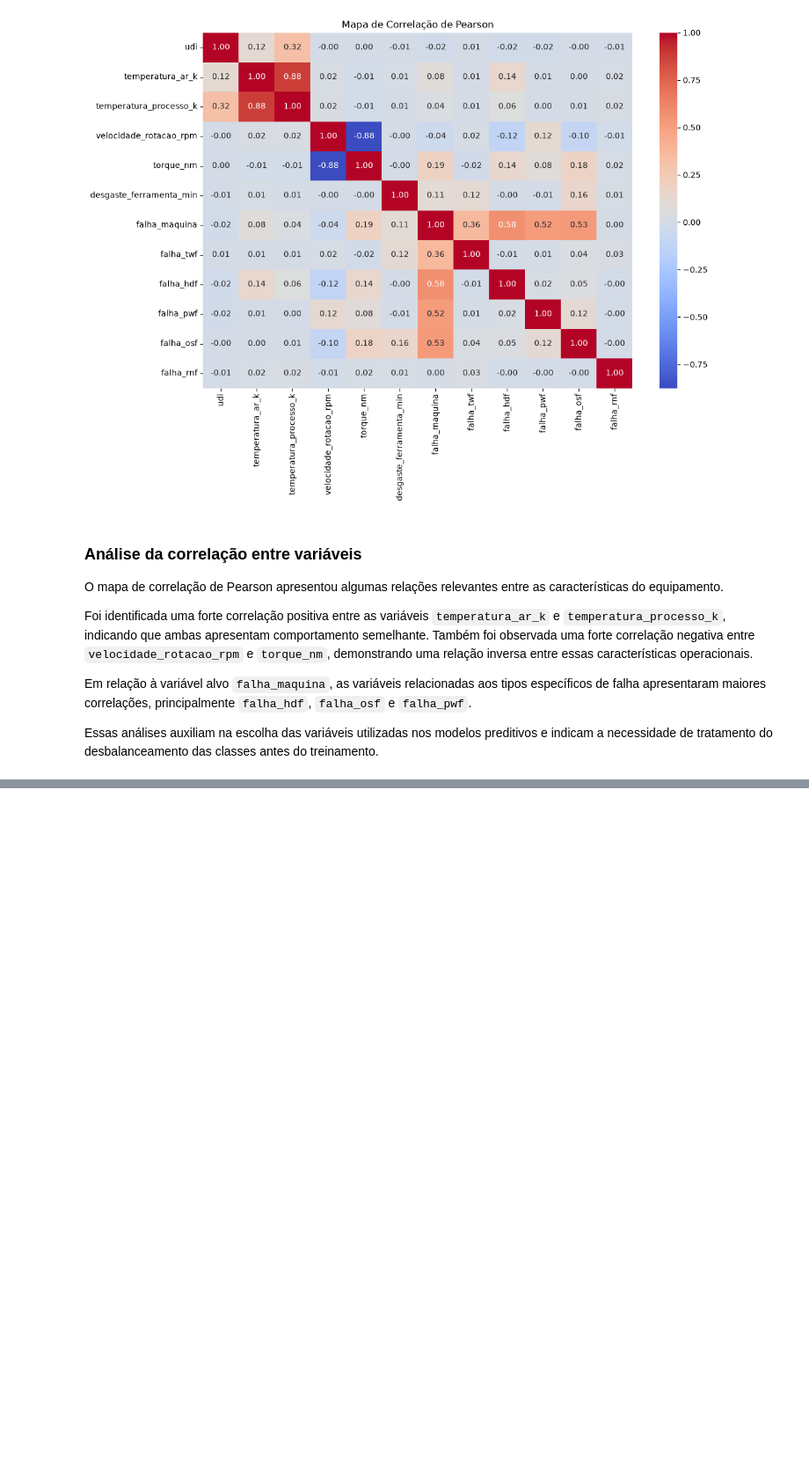
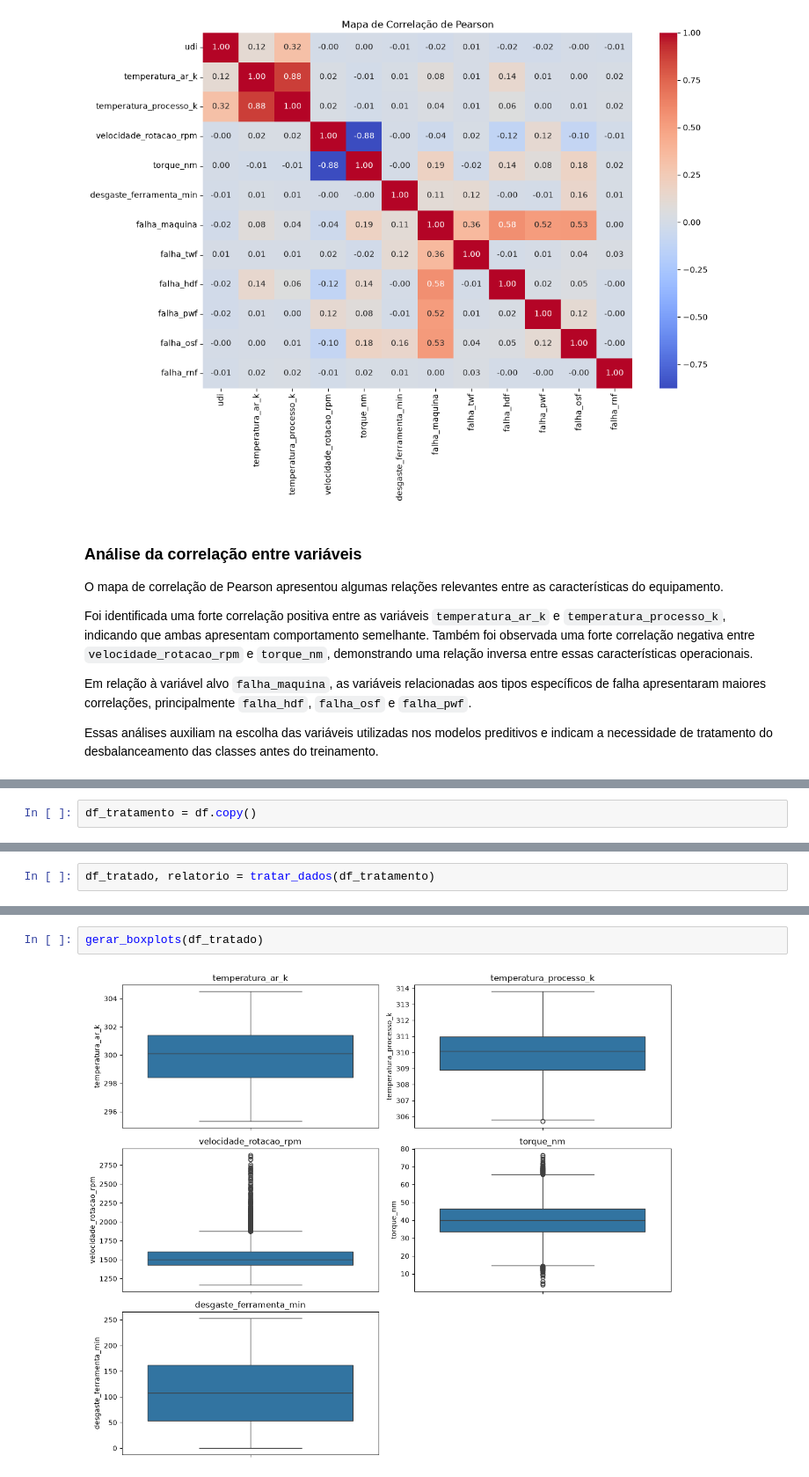
Before and after one commit to Franciane-sl/Predictive_maintenance, a Jupyter notebook: notebooks/pipeline_manutencao_preventiva.ipynb, the cells around one changed output, grey strips where cells are left out. Shown at 88% size. Cells and saved outputs as stored; diff of their text form; blank space fills up the shorter version.

Commit message:
"feat: implementa data prep com tratamento de nulos e outliers"

```diff
--- a/notebooks/pipeline_manutencao_preventiva.ipynb
+++ b/notebooks/pipeline_manutencao_preventiva.ipynb
@@ -100,0 +122,2 @@ Essas análises auxiliam na escolha das variáveis utilizadas nos modelos predit
+# %%
+df_tratamento = df.copy()
@@ -100,0 +134,2 @@ Essas análises auxiliam na escolha das variáveis utilizadas nos modelos predit
+# %%
+df_tratado, relatorio = tratar_dados(df_tratamento)
@@ -100,0 +149,4 @@ Essas análises auxiliam na escolha das variáveis utilizadas nos modelos predit
+# %%
+gerar_boxplots(df_tratado)
+# %% [output]
+[figure, added]
```
Also changed, not shown: parts of 6 cells of this notebook.
